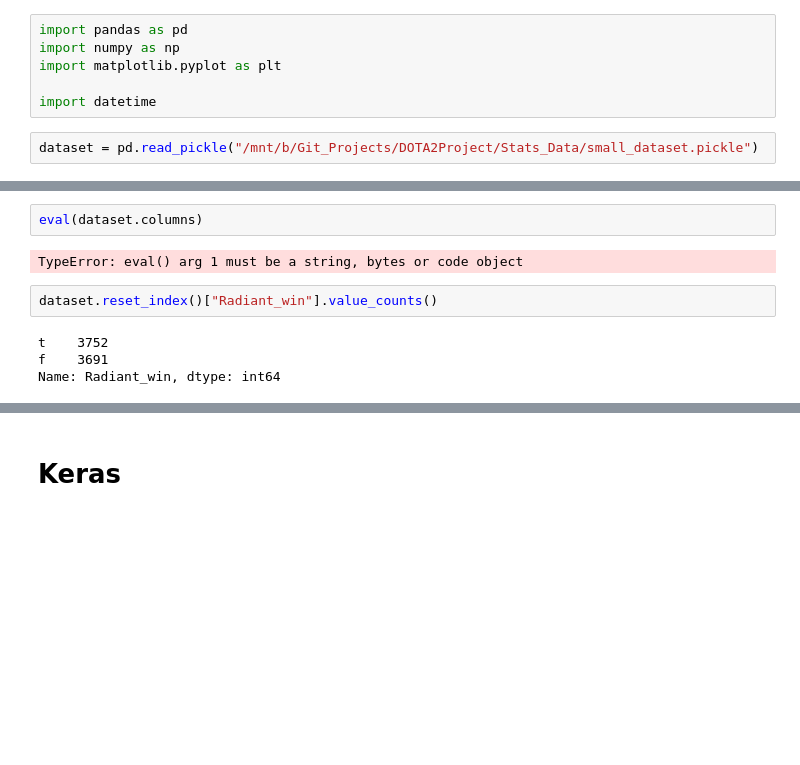
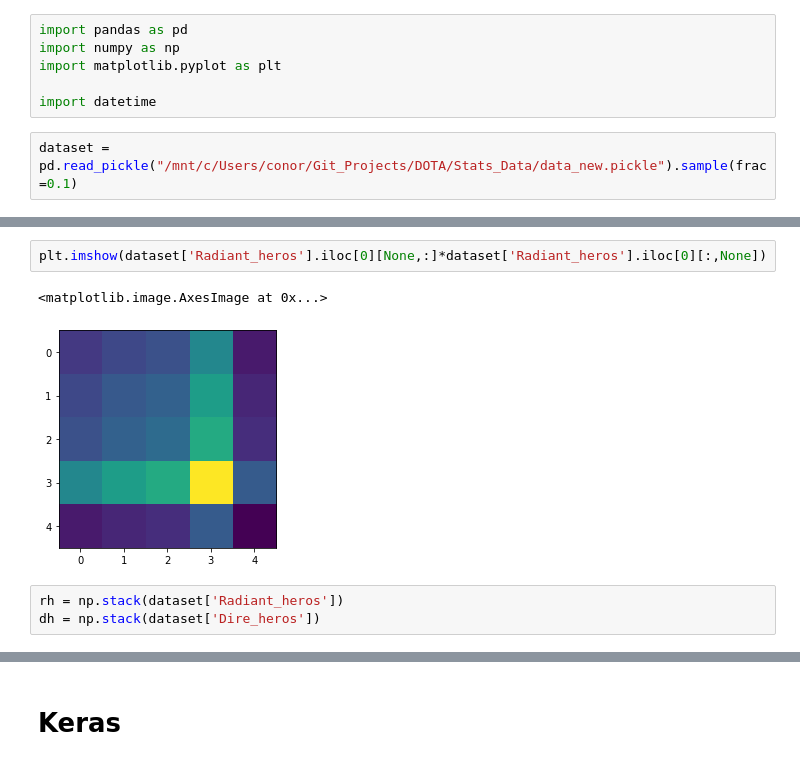
Before and after one commit to c-whitley/DOTA, a Jupyter notebook: Prediction/Match_Prediction.ipynb, the cells around one changed output, grey strips where cells are left out. Cells and saved outputs as stored; diff of their text form; blank space fills up the shorter version.

```diff
--- a/Prediction/Match_Prediction.ipynb
+++ b/Prediction/Match_Prediction.ipynb
@@ -9,4 +9,4 @@ import matplotlib.pyplot as plt
 
 import datetime
 # %%
-dataset = pd.read_pickle("/mnt/b/Git_Projects/DOTA2Project/Stats_Data/small_dataset.pickle")
+dataset = pd.read_pickle("/mnt/c/Users/conor/Git_Projects/DOTA/Stats_Data/data_new.pickle").sample(frac=0.1)
@@ -19,10 +23,8 @@ NameError: name 'dataset' is not defined
-# %%
-eval(dataset.columns)
-# %% [output]
-TypeError: eval() arg 1 must be a string, bytes or code object
-# %%
-dataset.reset_index()["Radiant_win"].value_counts()
-# %% [output]
-t    3752
-f    3691
-Name: Radiant_win, dtype: int64
+# %%
+plt.imshow(dataset['Radiant_heros'].iloc[0][None,:]*dataset['Radiant_heros'].iloc[0][:,None])
+# %% [output]
+<matplotlib.image.AxesImage at 0x...>
+[figure, added]
+# %%
+rh = np.stack(dataset['Radiant_heros'])
+dh = np.stack(dataset['Dire_heros'])
```
Also changed, not shown: parts of 30 cells of this notebook, 12 other files.
